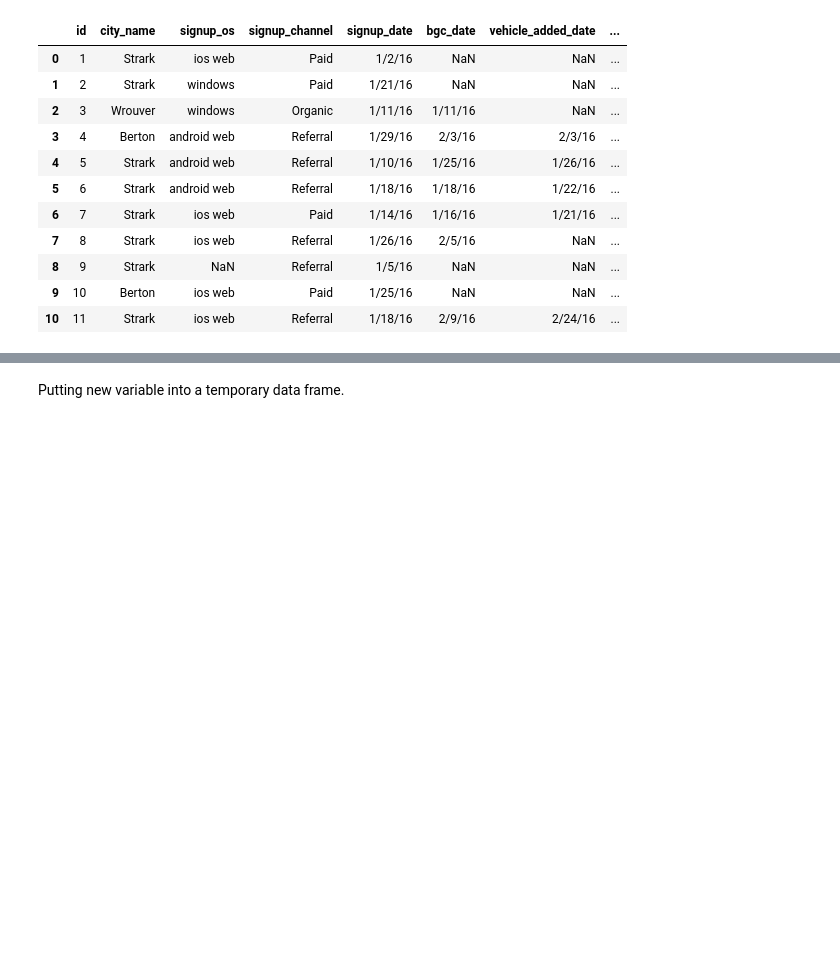
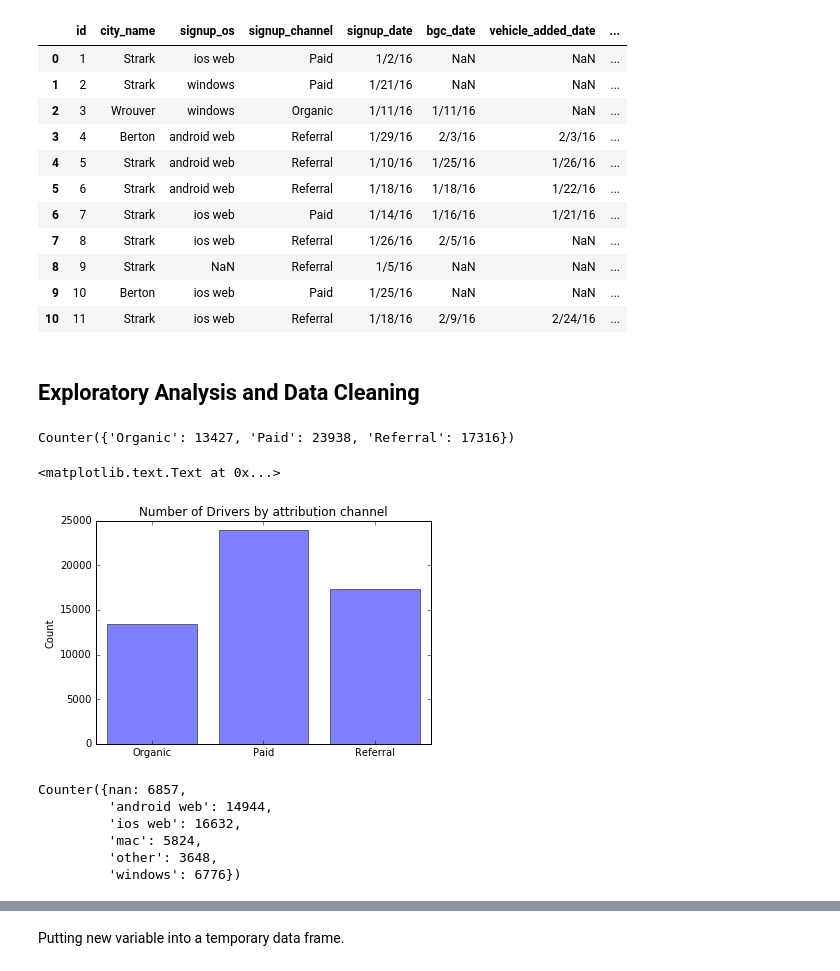
Before and after one commit to Bakhus/U_app_exam, a Jupyter notebook: Question3.ipynb, the cells around one changed output, grey strips where cells are left out. Cells and saved outputs as stored; diff of their text form; code cells hidden in the pictures; blank space fills up the shorter version.

```diff
--- a/Question3.ipynb
+++ b/Question3.ipynb
@@ -93,3 +108,5 @@ data.loc[:10,]
 | 8 | 9 | Strark | NaN | Referral | 1/5/16 | NaN | NaN | ... |
 | 9 | 10 | Berton | ios web | Paid | 1/25/16 | NaN | NaN | ... |
 | 10 | 11 | Strark | ios web | Referral | 1/18/16 | 2/9/16 | 2/24/16 | ... |
+# %% [markdown]
+## Exploratory Analysis and Data Cleaning
@@ -95,0 +116,28 @@ data.loc[:10,]
+# %%
+from collections import Counter
+
+channels = Counter(data['signup_channel'])
+channels
+# %% [output]
+Counter({'Organic': 13427, 'Paid': 23938, 'Referral': 17316})
+# %%
+objects = ('Organic','Paid', 'Referral')
+y_pos = np.arange(len(objects))
+attribution = [channels['Organic'],channels['Paid'],channels['Referral']]
+plt.bar(y_pos, attribution, align='center', alpha=0.5)
+plt.xticks(y_pos, objects)
+plt.ylabel('Count')
+plt.title('Number of Drivers by attribution channel')
+# %% [output]
+<matplotlib.text.Text at 0x...>
+[figure, added]
+# %%
+os = Counter(data['signup_os'])
+os
+# %% [output]
+Counter({nan: 6857,
+         'android web': 14944,
+         'ios web': 16632,
+         'mac': 5824,
+         'other': 3648,
+         'windows': 6776})
```
Also changed, not shown: parts of 23 cells of this notebook, 1 other file.
